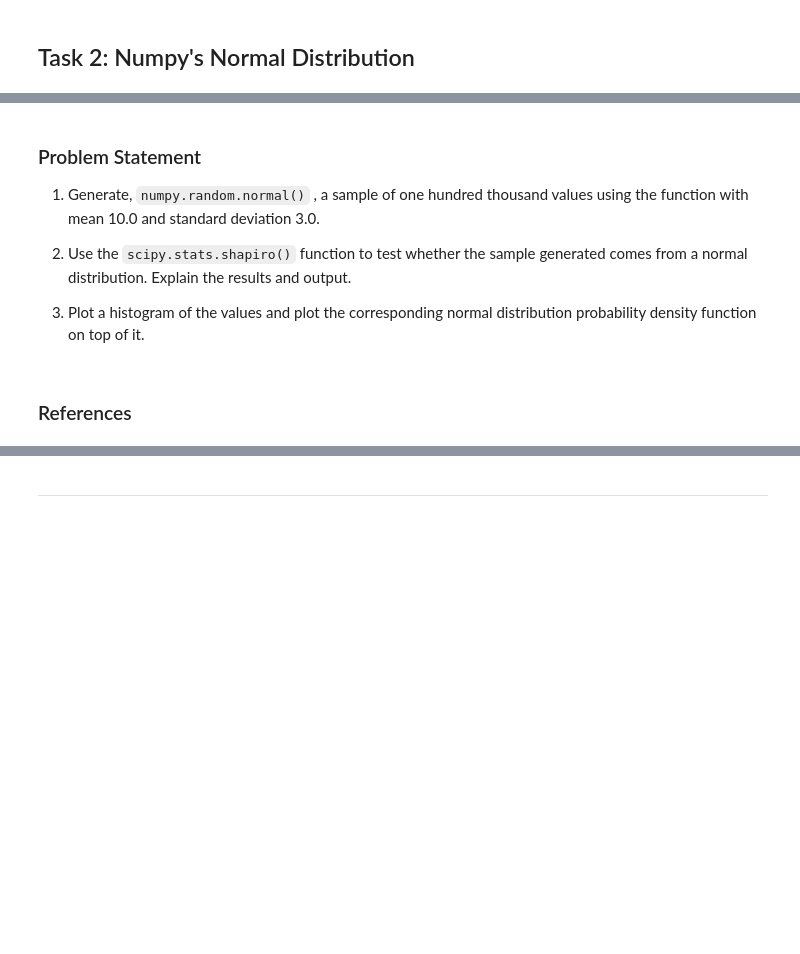
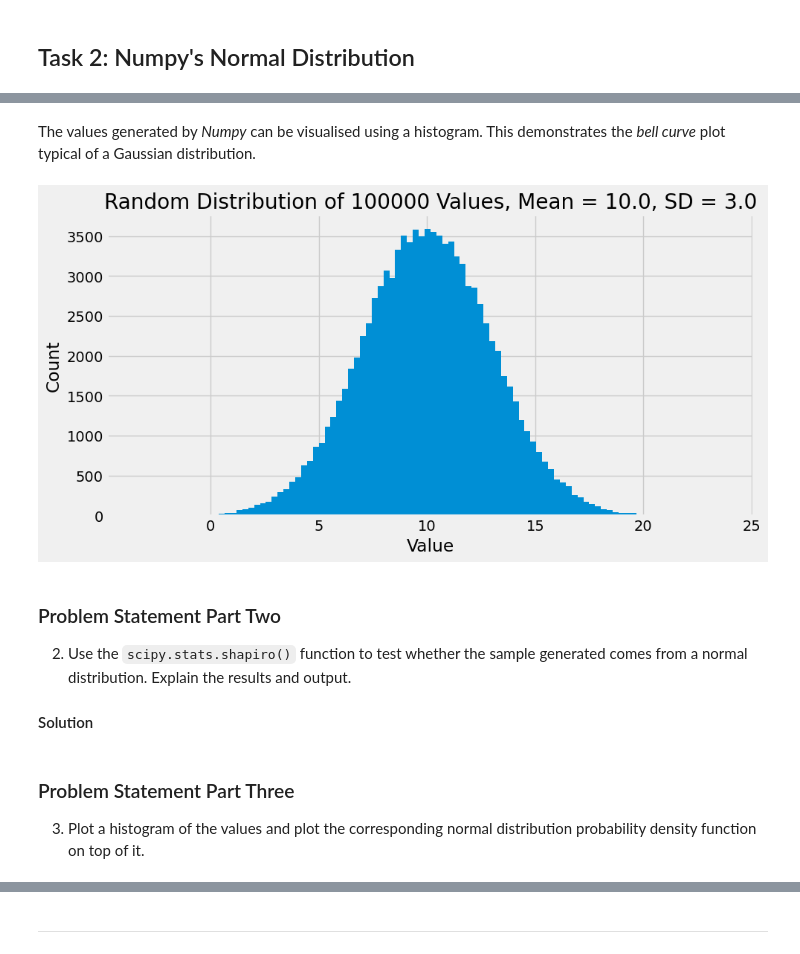
Before and after one commit to humphs078/applied_statistics, a Jupyter notebook: tasks.ipynb, the cells around one changed output, grey strips where cells are left out. Drawn from its saved outputs; the diff is of its cells as text; code cells hidden in the pictures; blank space fills up the shorter version.

Commit message:
Start part 1 of task 2.

```diff
--- a/tasks.ipynb
+++ b/tasks.ipynb
@@ -323,10 +346,32 @@ www.w3schools.com. (n.d.). Python math.comb() Method. [online] Available at: htt
+# %%
+# define variables - no of values to be generated, mean and standard deviation
+n, mu, sigma = 100000, 10.0, 3.0
+# %%
+# define random generator
+rng = np.random.default_rng()
+
+# randomly generate the requested values
+values = rng.normal(mu, sigma, size=n)
+# %% [markdown]
+The values generated by *Numpy* can be visualised using a histogram. This demonstrates the *bell curve* plot typical of a Gaussian distribution.
+# %%
+# create a display object
+fig, ax = plt.subplots()
+
+# plot histogram of the data
+ax.hist(values, bins=100)
+ax.set_title(f'Random Distribution of {n} Values, Mean = {mu}, SD = {sigma}')
+ax.set_xlabel('Value')
+ax.set_ylabel('Count');
+# %% [output]
+[figure, added]
 # %% [markdown]
-### Problem Statement
-
-1. Generate, `numpy.random.normal()` , a sample of one hundred thousand values using the function with mean 10.0 and standard deviation 3.0.
+### Problem Statement Part Two
 
 2. Use the `scipy.stats.shapiro()` function to test whether the sample generated comes from a normal distribution. Explain the results and output.
 
-3. Plot a histogram of the values and plot the corresponding normal distribution probability density function on top of it.
+#### Solution
-# %% [markdown]
-### References
+# %% [markdown]
+### Problem Statement Part Three
+
+3. Plot a histogram of the values and plot the corresponding normal distribution probability density function on top of it.
```
Also changed, not shown: parts of 5 cells of this notebook, 1 other file.
